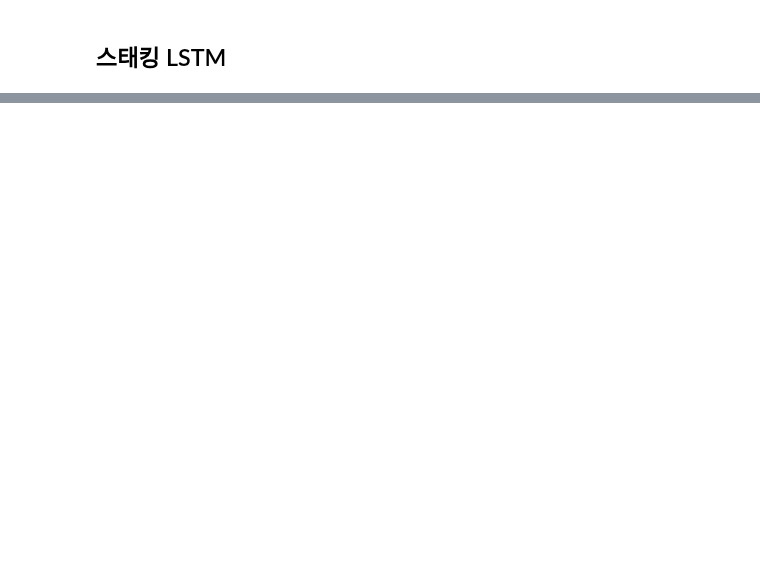
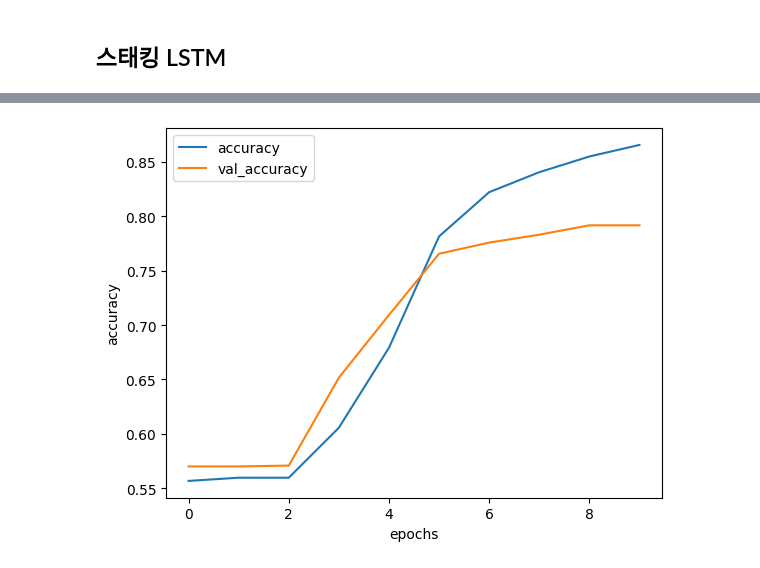
Before and after one commit to Gugo-le/school_record_, a Jupyter notebook: RNN.ipynb, the cells around one changed output, grey strips where cells are left out. Cells and saved outputs as stored; diff of their text form; code cells hidden in the pictures; blank space fills up the shorter version.

```diff
--- a/RNN.ipynb
+++ b/RNN.ipynb
@@ -159,3 +152,7 @@ adam = tf.keras.optimizers.Adam(learning_rate=0.00001,
                                 beta_1=0.9, beta_2=0.999, amsgrad=False)
 model.compile(loss='binary_crossentropy',
               optimizer=adam, metrics=['accuracy'])
+# %%
+num_epochs = 10
+history = model.fit(training_padded, training_labels, epochs=num_epochs,
+                    validation_data=(testing_padded, testing_labels))
@@ -161,0 +180,9 @@ model.compile(loss='binary_crossentropy',
+# %%
+plt.plot(history.history['accuracy'])
+plt.plot(history.history['val_accuracy'])
+plt.xlabel('epochs')
+plt.ylabel('accuracy')
+plt.legend(['accuracy', 'val_accuracy'])
+plt.show()
+# %% [output]
+[figure, added]
```
Also changed, not shown: parts of 15 cells of this notebook.
